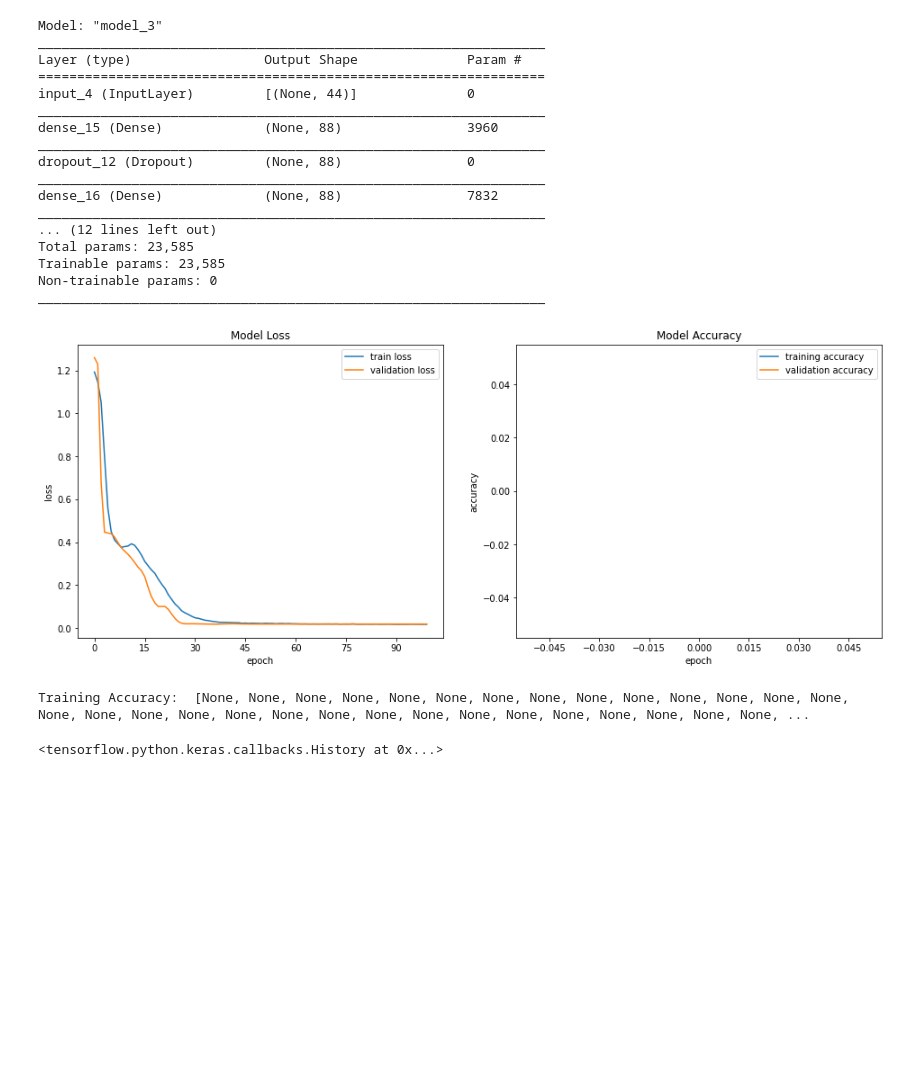
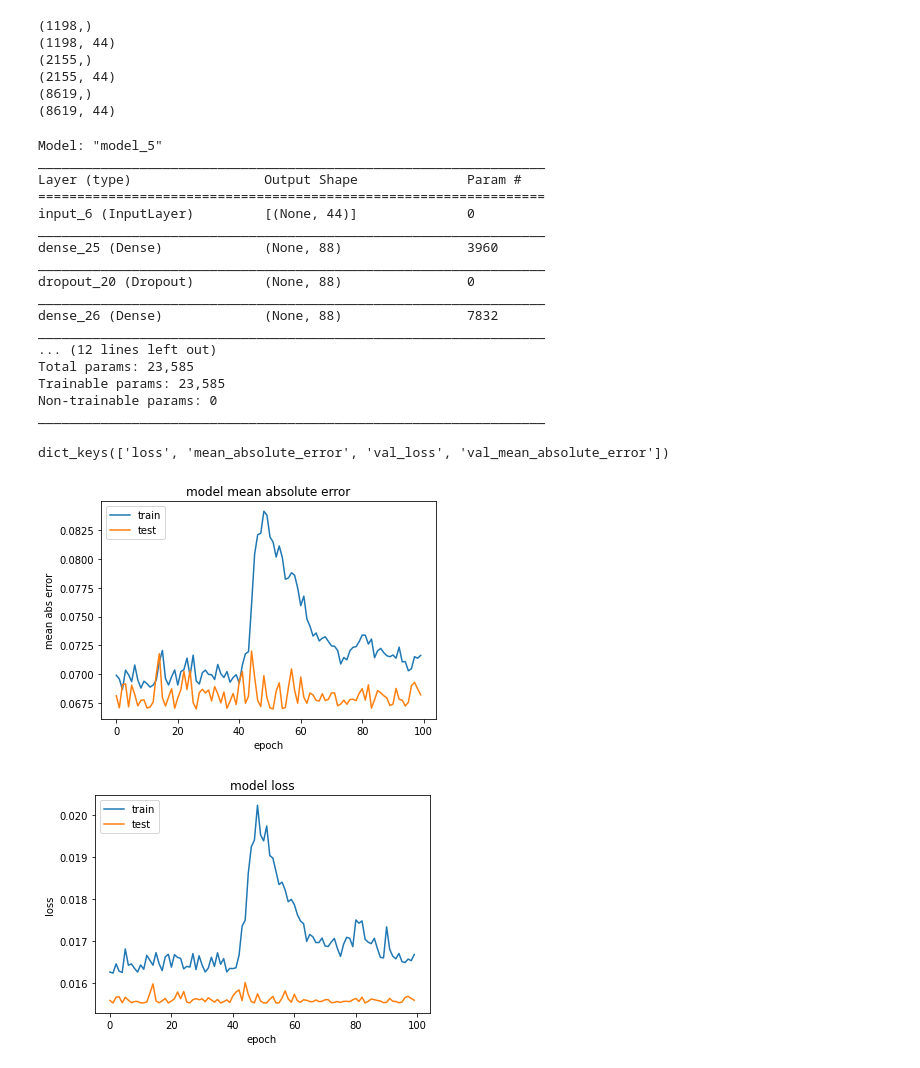
Before and after one commit to p-owens/MAI, a Jupyter notebook: MAI.ipynb, the cells around one changed output. Saved outputs shown, nothing was run; the diff lists cells and outputs as text; code cells hidden in the pictures; blank space fills up the shorter version.

```diff
--- a/MAI.ipynb
+++ b/MAI.ipynb
@@ -147,8 +116,23 @@ print(x_values[0,:])
-# %%
-x_train, x_val, y_train, y_val = skl.model_selection.train_test_split(x_values, y_values, test_size=.1, random_state=0)
-
-#x_val = np.reshape(x_val, (int(np.shape(x_val)[0] * 2), int(np.shape(x_val)[1] / 2)))
-#x_train = np.reshape(x_train, (int(np.shape(x_train)[0] * 2), int(np.shape(x_train)[1] / 2)))
+# %%
+#generate the test dataset
+x_rem, x_test, y_rem, y_test = skl.model_selection.train_test_split(x_values, y_values, test_size=.1, random_state=0)
+
+#generate the validation and training datasets
+x_train, x_val, y_train, y_val = skl.model_selection.train_test_split(x_rem, y_rem, test_size=.2, random_state=0)
+# %%
+print(y_test.shape)
+print(x_test.shape)
+print(y_val.shape)
+print(x_val.shape)
+print(y_train.shape)
+print(x_train.shape)
+# %% [output]
+(1198,)
+(1198, 44)
+(2155,)
+(2155, 44)
+(8619,)
+(8619, 44)
 # %%
 inputs = keras.layers.Input(shape=(44,))
 
@@ -173,22 +157,22 @@ opt = keras.optimizers.SGD(lr=0.02, decay=1e-6, momentum=0.99, nesterov=True)
 # setup the optimisation strategy
 model.compile(optimizer=opt,
               loss='mean_squared_error',
-              metrics=['accuracy'])
+              metrics=[tf.keras.metrics.MeanAbsoluteError()])
 
 
 model.summary()
 # %% [output]
-Model: "model_3"
+Model: "model_5"
 _________________________________________________________________
 Layer (type)                 Output Shape              Param #
 =================================================================
-input_4 (InputLayer)         [(None, 44)]              0
+input_6 (InputLayer)         [(None, 44)]              0
 _________________________________________________________________
-dense_15 (Dense)             (None, 88)                3960
+dense_25 (Dense)             (None, 88)                3960
 _________________________________________________________________
-dropout_12 (Dropout)         (None, 88)                0
+dropout_20 (Dropout)         (None, 88)                0
 _________________________________________________________________
-dense_16 (Dense)             (None, 88)                7832
+dense_26 (Dense)             (None, 88)                7832
 _________________________________________________________________
 ... (12 lines left out)
 Total params: 23,585
@@ -199,11 +183,10 @@ _________________________________________________________________
 pltCallBack = PlotLossAccuracy()
 
 # and train
-model.fit(x_train, y_train,
-          batch_size=4096, epochs=100,
-          validation_data=(x_val, y_val),
-          callbacks=[pltCallBack])
+history = model.fit(x_train, y_train,
+                    batch_size=4096, epochs=100,
+                    validation_data=(x_val, y_val),
+                    verbose=0)
+
+
+#callbacks=[pltCallBack]
-# %% [output]
-[figure, removed]
-Training Accuracy:  [None, None, None, None, None, None, None, None, None, None, None, None, None, None, None, None, None, None, None, None, None, None, None, None, None, None, None, None, None, None, ...
-<tensorflow.python.keras.callbacks.History at 0x...>
@@ -212,0 +193,23 @@ print("test loss", test_loss)
+# %%
+print(history.history.keys())
+
+# summarize history for accuracy
+plt.plot(history.history['mean_absolute_error'])
+plt.plot(history.history['val_mean_absolute_error'])
+plt.title('model mean absolute error')
+plt.ylabel('mean abs error')
+plt.xlabel('epoch')
+plt.legend(['train', 'test'], loc='upper left')
+plt.show()
+# summarize history for loss
+plt.plot(history.history['loss'])
+plt.plot(history.history['val_loss'])
+plt.title('model loss')
+plt.ylabel('loss')
+plt.xlabel('epoch')
+plt.legend(['train', 'test'], loc='upper left')
+plt.show()
+# %% [output]
+dict_keys(['loss', 'mean_absolute_error', 'val_loss', 'val_mean_absolute_error'])
+[figure, added]
+[figure, added]
```
Also changed, not shown: parts of 8 cells of this notebook.
